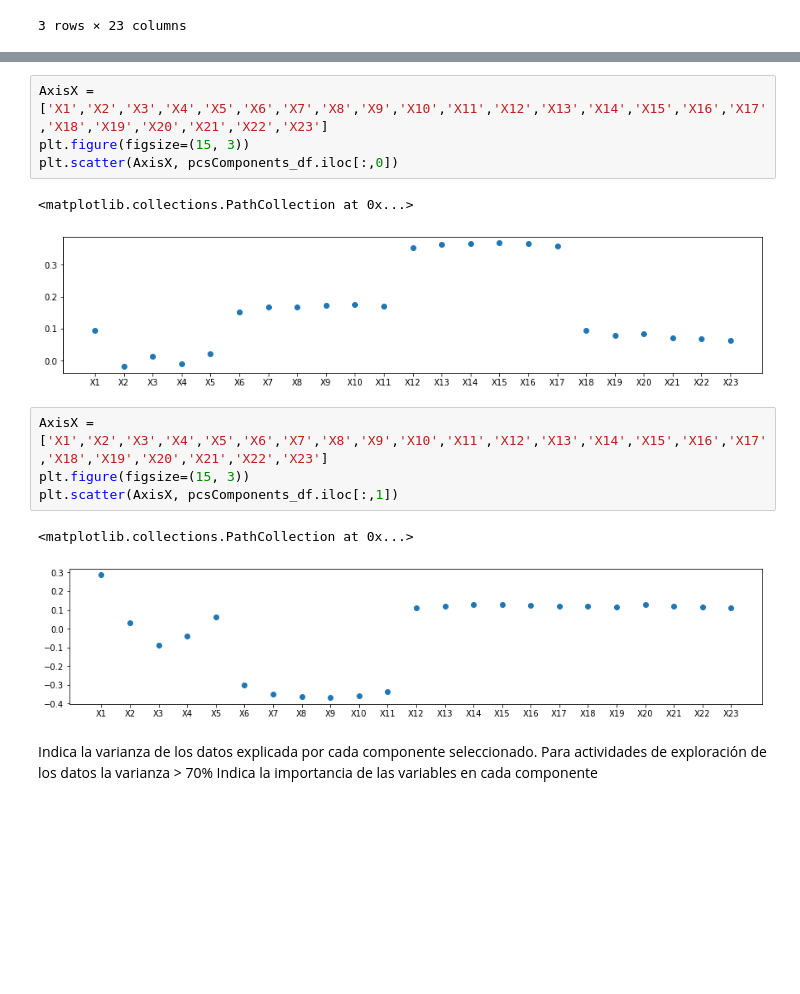
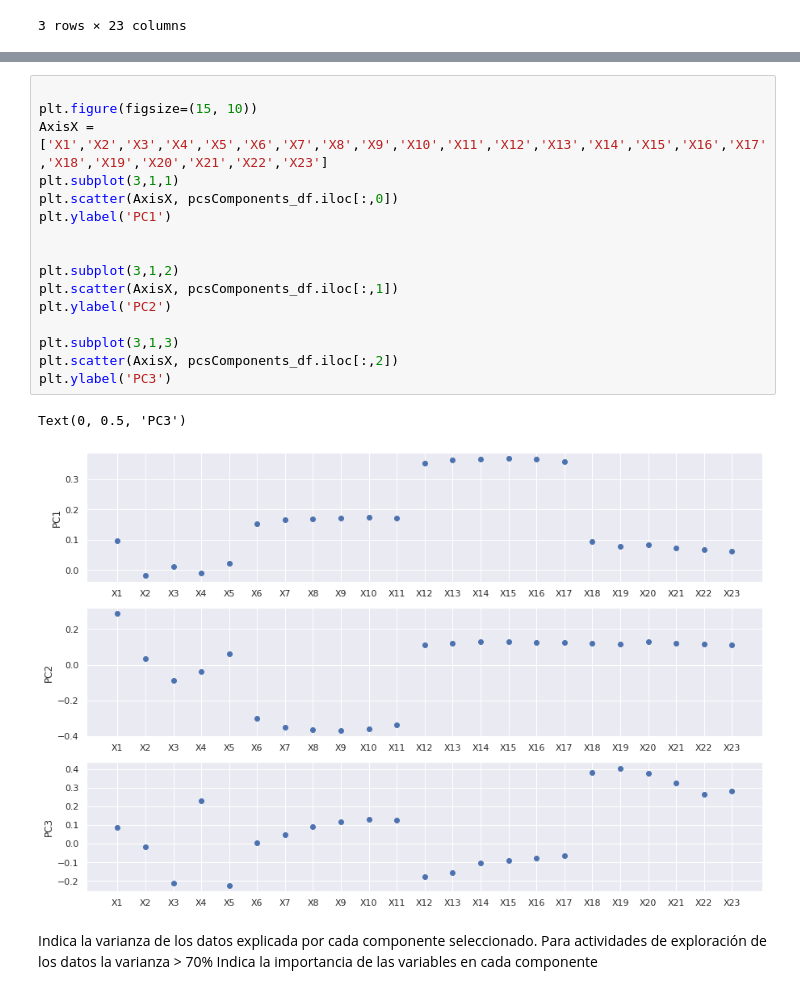
Before and after one commit to PosgradoMNA/actividades-de-aprendizaje-A01081266, a Jupyter notebook: ActividadSemanal6A01081266.ipynb, the cells around one changed output, grey strips where cells are left out. Cells and saved outputs as stored; diff of their text form; blank space fills up the shorter version.

```diff
--- a/ActividadSemanal6A01081266.ipynb
+++ b/ActividadSemanal6A01081266.ipynb
@@ -351,19 +351,24 @@ pcsComponents_df.iloc[:,:12]
 | X22 | 0.068397 | 0.117663 | 0.263732 | 0.088771 | -0.061668 | -0.246367 | -0.717594 | -0.211373 | 0.449266 | 0.051994 | -0.174591 | ... |
 | X23 | 0.062216 | 0.110071 | 0.282766 | 0.106689 | -0.064496 | -0.153727 | -0.337268 | 0.642668 | -0.517772 | 0.097485 | 0.151110 | ... |
 # %%
+
+plt.figure(figsize=(15, 10))
 AxisX = ['X1','X2','X3','X4','X5','X6','X7','X8','X9','X10','X11','X12','X13','X14','X15','X16','X17','X18','X19','X20','X21','X22','X23']
-plt.figure(figsize=(15, 3))
+plt.subplot(3,1,1)
 plt.scatter(AxisX, pcsComponents_df.iloc[:,0])
+plt.ylabel('PC1')
+
+
+plt.subplot(3,1,2)
+plt.scatter(AxisX, pcsComponents_df.iloc[:,1])
+plt.ylabel('PC2')
+
+plt.subplot(3,1,3)
+plt.scatter(AxisX, pcsComponents_df.iloc[:,2])
+plt.ylabel('PC3')
 # %% [output]
-<matplotlib.collections.PathCollection at 0x...>
+Text(0, 0.5, 'PC3')
-[figure, old version]
+[figure, new version]
-# %%
-AxisX = ['X1','X2','X3','X4','X5','X6','X7','X8','X9','X10','X11','X12','X13','X14','X15','X16','X17','X18','X19','X20','X21','X22','X23']
-plt.figure(figsize=(15, 3))
-plt.scatter(AxisX, pcsComponents_df.iloc[:,1])
-# %% [output]
-<matplotlib.collections.PathCollection at 0x...>
-[figure, removed]
 # %% [markdown]
 Indica la varianza de los datos explicada por cada componente seleccionado. Para actividades de exploración de los datos la varianza > 70%
 Indica la importancia de las variables en cada componente
```
Also changed, not shown: parts of 7 cells of this notebook.
